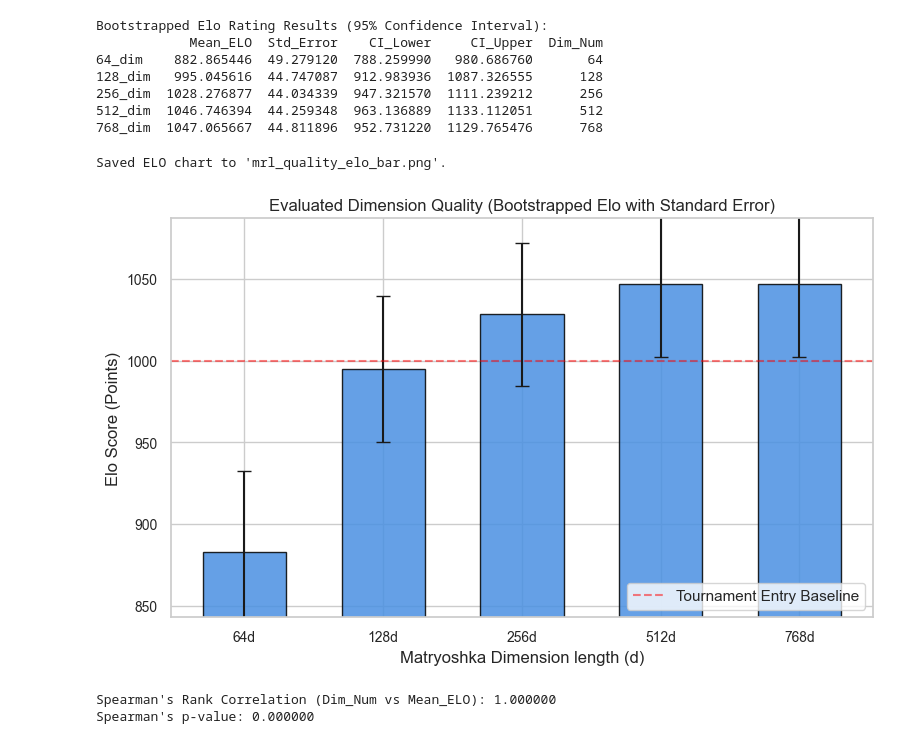
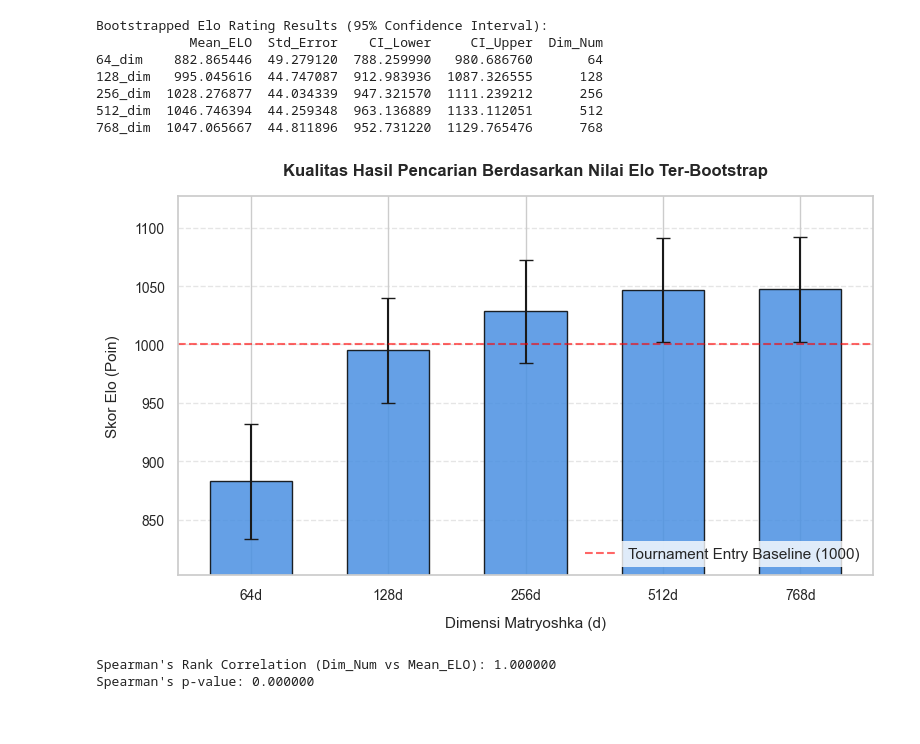
Before and after one commit to qznr/Skripsi, a Jupyter notebook: Analysis.ipynb, the cells around one changed output. Saved outputs shown, nothing was run; the diff lists cells and outputs as text; code cells hidden in the pictures.

```diff
--- a/Analysis.ipynb
+++ b/Analysis.ipynb
@@ -200,28 +201,34 @@ Bootstrapped Elo Rating Results (95% Confidence Interval):
 768_dim  1047.065667  44.811896  952.731220  1129.765476      768
 # %%
 plt.figure(figsize=(8, 5))
-plt.bar(
+bars = plt.bar(
     x=[f"{dim}d" for dim in df_boot_summary['Dim_Num']],
     height=df_boot_summary['Mean_ELO'],
     yerr=df_boot_summary['Std_Error'],
     color='#4a90e2',
     edgecolor='black',
     capsize=5,
     alpha=0.85,
     width=0.6
 )
-plt.axhline(1000, color='red', linestyle='--', alpha=0.5, label='Tournament Entry Baseline')
-plt.title('Evaluated Dimension Quality (Bootstrapped Elo with Standard Error)', fontsize=12)
-plt.xlabel('Matryoshka Dimension length (d)')
-plt.ylabel('Elo Score (Points)')
-plt.ylim(df_boot_summary['Mean_ELO'].min() - 40, df_boot_summary['Mean_ELO'].max() + 40)
-plt.legend(loc='lower right')
+plt.axhline(1000, color='red', linestyle='--', alpha=0.6, label='Tournament Entry Baseline (1000)')
+
+plt.title('Kualitas Hasil Pencarian Berdasarkan Nilai Elo Ter-Bootstrap', pad=15, fontsize=12, fontweight='bold')
+plt.xlabel('Dimensi Matryoshka (d)', labelpad=10, fontsize=11)
+plt.ylabel('Skor Elo (Poin)', labelpad=10, fontsize=11)
+
+# Atur limit sumbu Y secara dinamis agar visualisasi fluktuasi error bar terlihat jelas
+min_y = df_boot_summary['Mean_ELO'].min() - 80
+max_y = df_boot_summary['Mean_ELO'].max() + 80
+plt.ylim(min_y, max_y)
+
+plt.legend(loc='lower right', frameon=True, facecolor='white', edgecolor='none')
+plt.grid(True, axis='y', linestyle='--', alpha=0.5)
 plt.tight_layout()
-plt.savefig('mrl_quality_elo_bar.png')
-print("Saved ELO chart to 'mrl_quality_elo_bar.png'.")
+plt.savefig('mrl_quality_elo_bar.png', dpi=300, bbox_inches='tight')
+plt.show()
 # %% [output]
-Saved ELO chart to 'mrl_quality_elo_bar.png'.
-[figure, old version]
+[figure, new version]
 # %%
 corr_coef, corr_p = stats.spearmanr(df_boot_summary['Dim_Num'], df_boot_summary['Mean_ELO'])
 print(f"Spearman's Rank Correlation (Dim_Num vs Mean_ELO): {corr_coef:.6f}")
```
Also changed, not shown: parts of 3 cells of this notebook, 9 other files.
